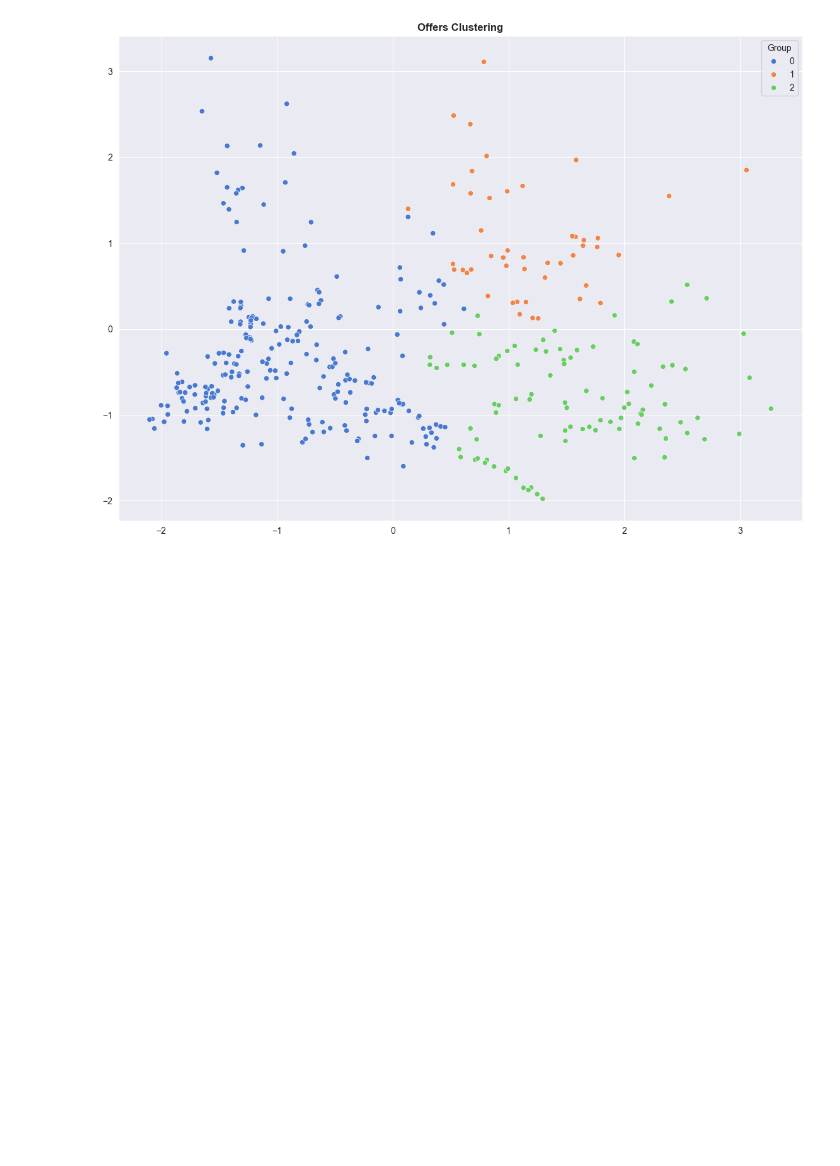
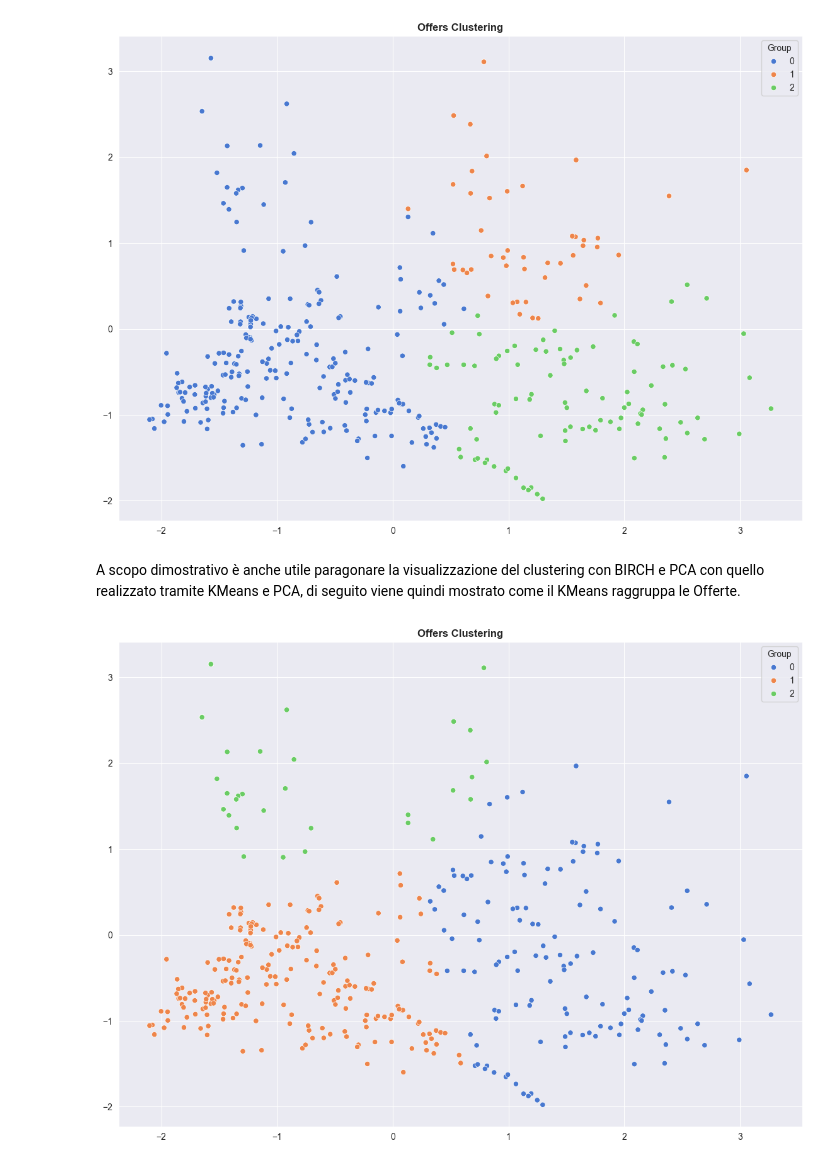
Before and after one commit to antoninoLorenzo/RecommenderSystem_TC, a Jupyter notebook: notebooks/offers_modelling.ipynb, the cells around one changed output. Cells and saved outputs as stored; diff of their text form; code cells hidden in the pictures; blank space fills up the shorter version.

Commit message:
KMeans Visual

```diff
--- a/notebooks/offers_modelling.ipynb
+++ b/notebooks/offers_modelling.ipynb
@@ -266,3 +266,22 @@ plt.title('Offers Clustering', fontweight='bold')
 plt.show()
 # %% [output]
 [figure]
+# %% [markdown]
+A scopo dimostrativo è anche utile paragonare la visualizzazione del clustering con BIRCH e PCA con quello realizzato tramite KMeans e PCA, di seguito viene quindi mostrato come il KMeans raggruppa le Offerte.
+# %%
+kmeans = KMeans(n_clusters=3)
+kmeans.fit(_kmeans_data)
+
+k_labels = kmeans.labels_
+k_offer_frame = offers_frame
+k_offer_frame['Group'] = k_labels
+
+k_group_labels = k_offer_frame['Group']
+
+plt.figure(figsize=(14, 10))
+sns.scatterplot(x=_kmeans_data[:,0], y=_kmeans_data[:,1], hue=k_group_labels, palette='muted')
+plt.title('Offers Clustering', fontweight='bold')
+
+plt.show()
+# %% [output]
+[figure, added]
```
Also changed, not shown: parts of 4 cells of this notebook.
